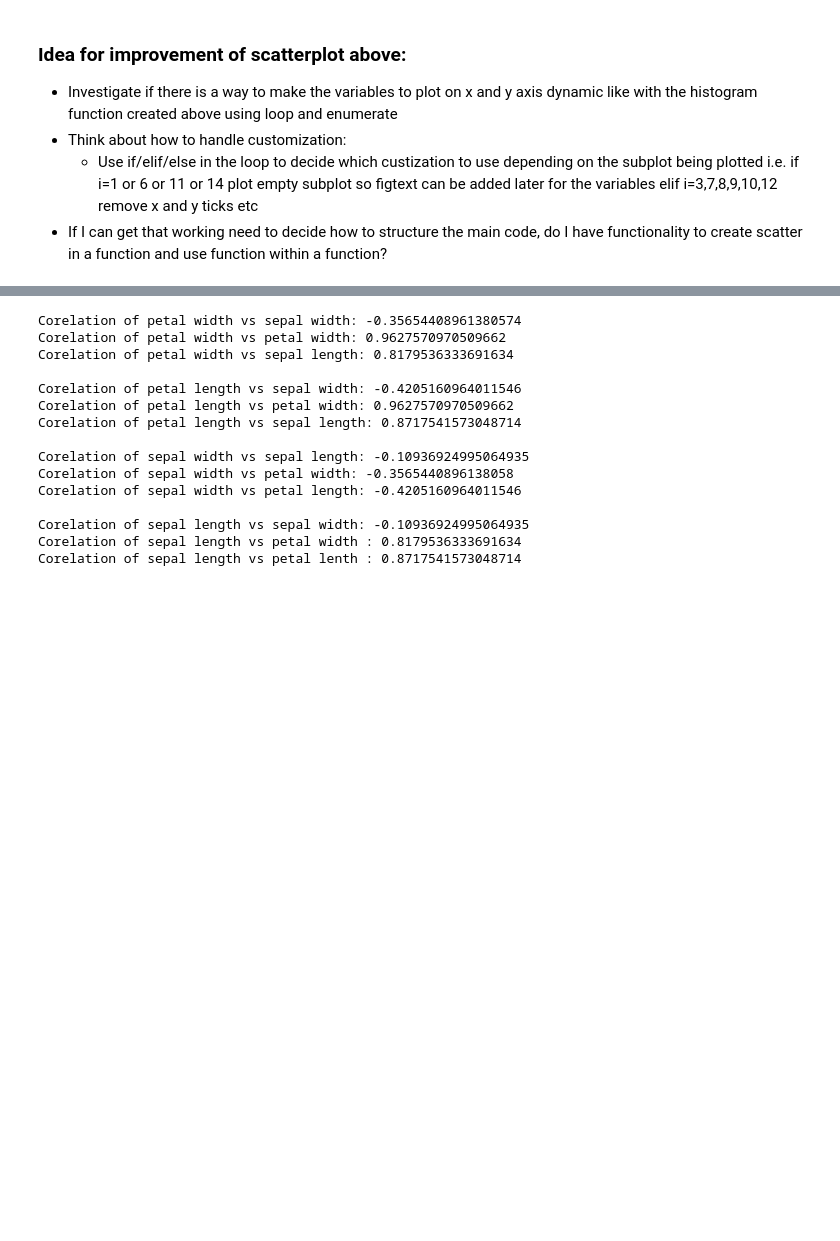
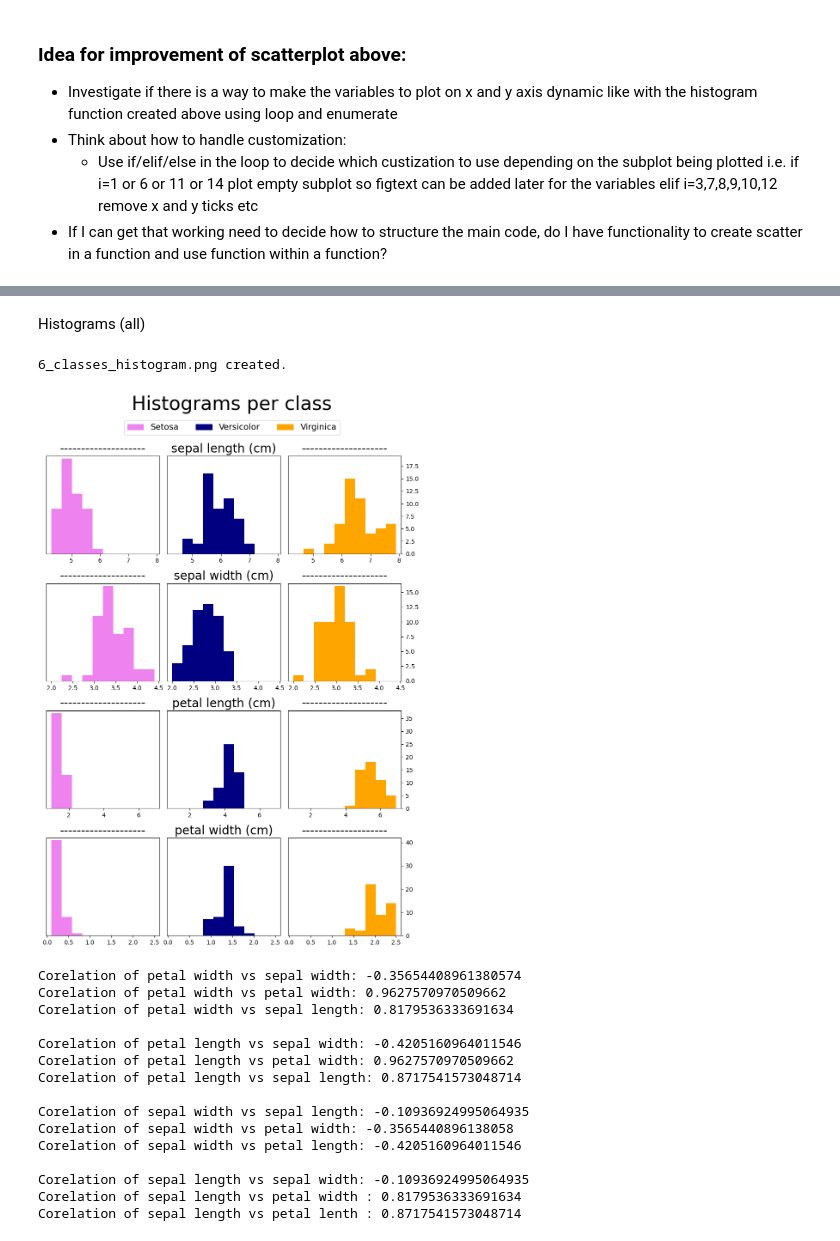
Before and after one commit to Ange-Dvs/pands-project, a Jupyter notebook: README.ipynb, the cells around one changed output, grey strips where cells are left out. Cells and saved outputs as stored; diff of their text form; code cells hidden in the pictures; blank space fills up the shorter version.

```diff
--- a/README.ipynb
+++ b/README.ipynb
@@ -91,6 +72,2 @@ import os
 # %% [markdown]
 Creating functions to reuse later:
-# %%
-def setting_axis_limits(ymin, ymax): # function to overwrite the range automatically populated for plots and instead use set values for ranges for the x and y axis
-    plt.ylim(ymin, ymax) # setting min and max values for the y axis
-    #plt.xlim(xmin, xmax) # setting the min and max values for the y axis
@@ -280,7 +73,0 @@ def scatter_all_variables(PNG_filenames):
-# %%
-def set_bins_width(histogram_to_plot):
-        # Compute the bin edges based on the overall range of petal widths
-        min_width = min(setosa_df[histogram_to_plot].min(), versicolor_df[histogram_to_plot].min(), virginica_df[histogram_to_plot].min())
-        max_width = max(setosa_df[histogram_to_plot].max(), versicolor_df[histogram_to_plot].max(), virginica_df[histogram_to_plot].max())
-        bin_edges = np.linspace(min_width, max_width, 11)  # 10 bins with equal width
-        return bin_edges
@@ -993,3 +334,54 @@ plt.show()
+# %% [markdown]
+Histograms (all)
+# %%
+def set_bins_width(variable_to_plot):
+        # Compute the bin edges based on the overall range of the variables
+        min_width = min(setosa_df[variable_to_plot].min(), versicolor_df[variable_to_plot].min(), virginica_df[variable_to_plot].min())
+        max_width = max(setosa_df[variable_to_plot].max(), versicolor_df[variable_to_plot].max(), virginica_df[variable_to_plot].max())
+        bin_edges = np.linspace(min_width, max_width, 11)  # 10 bins with equal width
+        return bin_edges
+
+def create_histogram_per_classes(s, variable_to_plot, PNG_filenames):
+        bin_edges = set_bins_width(variable_to_plot)
+        plt.subplot(4, 3, s)  # Creating a subplot for sepal length vs sepal width
+        setting_axis_limits()
+        plt.hist(setosa_df[variable_to_plot], bins=bin_edges, color='violet')
+        plt.yticks([])
+        plt.title('--------------------', fontsize = 20)
+
+        plt.subplot(4, 3, s+1)  # Creating a subplot for sepal length vs sepal width
+        setting_axis_limits()
+        plt.hist(versicolor_df[variable_to_plot], bins=bin_edges, color='navy')
+        plt.yticks([])
+        plt.title(variable_to_plot, fontsize = 20)
+
+        plt.subplot(4, 3, s+2)  # Creating a subplot for sepal length vs petal width
+        setting_axis_limits()
+        plt.hist(virginica_df[variable_to_plot], bins=bin_edges, color='orange')
+        plt.tick_params(axis='y', direction='out', right=True, labelright=True, left=False, labelleft=False)
+        plt.title('--------------------', fontsize = 20)
+        if s+2 == 12:
+                plt.tight_layout()
+                plt.suptitle('Histograms per class', y=1.08, fontsize=32)
+                plt.figlegend(loc = "upper center", ncols = 3, bbox_to_anchor=(0.5, 1.04), fontsize=14, labels=['Setosa', 'Versicolor', 'Virginica']) # creating one legend for the subplots and setting it's location to the top center for the plot
+                plt.savefig(PNG_filenames, bbox_inches='tight') # saving scatter plot as PNG file with bbox_inches set to tight to adjust the title
+                print(f'{PNG_filenames} created.\n') # printing the confirmation for a histograms creation
+
+s=1
+PNG_filenames = '6_classes_histogram.png'
+plt.figure(figsize=(9, 12)) # figure size is set to avoid the plot being overloaded
+for i, (variable_to_plot) in enumerate(variables_and_filenames, start=1):
+        try:
+                check_png_file_exists(PNG_filenames) # the function earlier created to check if the png file exists is triggered. If the file does not exist the code will continue to the next line. If the file does already exist the FileExistsError will be thrown and the code will jump to the except condition.
+                create_histogram_per_classes(s, variable_to_plot, PNG_filenames)
+                s += 3
+
+        except FileExistsError: # If the PNG file is found to already exist when calling check_png_file_exists() function this path is followed
+                print(f'Error: Filename {PNG_filenames} already exists in folder.\n') # printing the error that the histogram already exists
+                break
+# %% [output]
+6_classes_histogram.png created.
+[figure, added]
 # %%
 pw_sw_correlation = df['petal width (cm)'].corr(df['sepal width (cm)'])
 pw_pl_correlation = df['petal width (cm)'].corr(df['petal length (cm)'])
```
Also changed, not shown: parts of 38 cells of this notebook, 1 other file.
